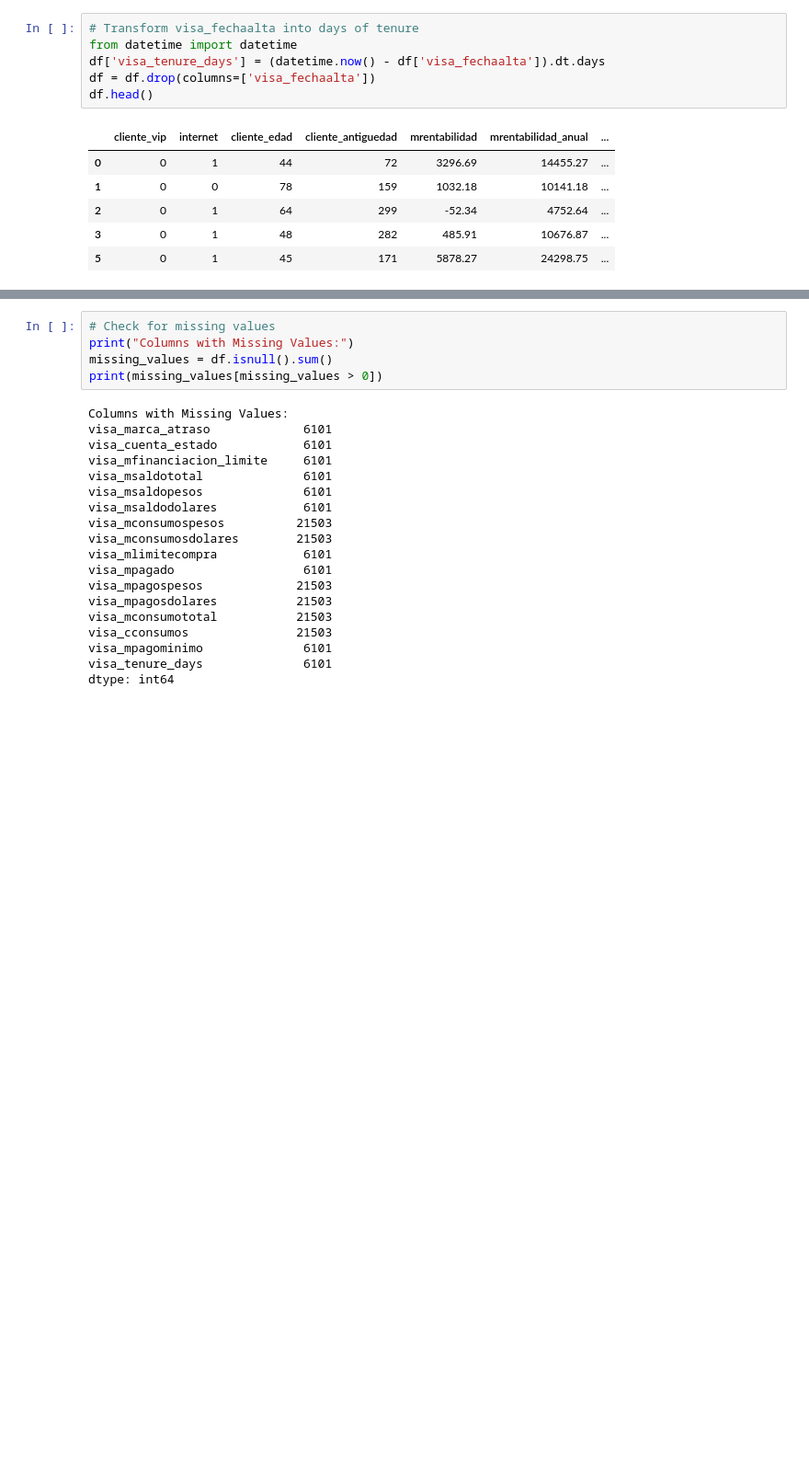
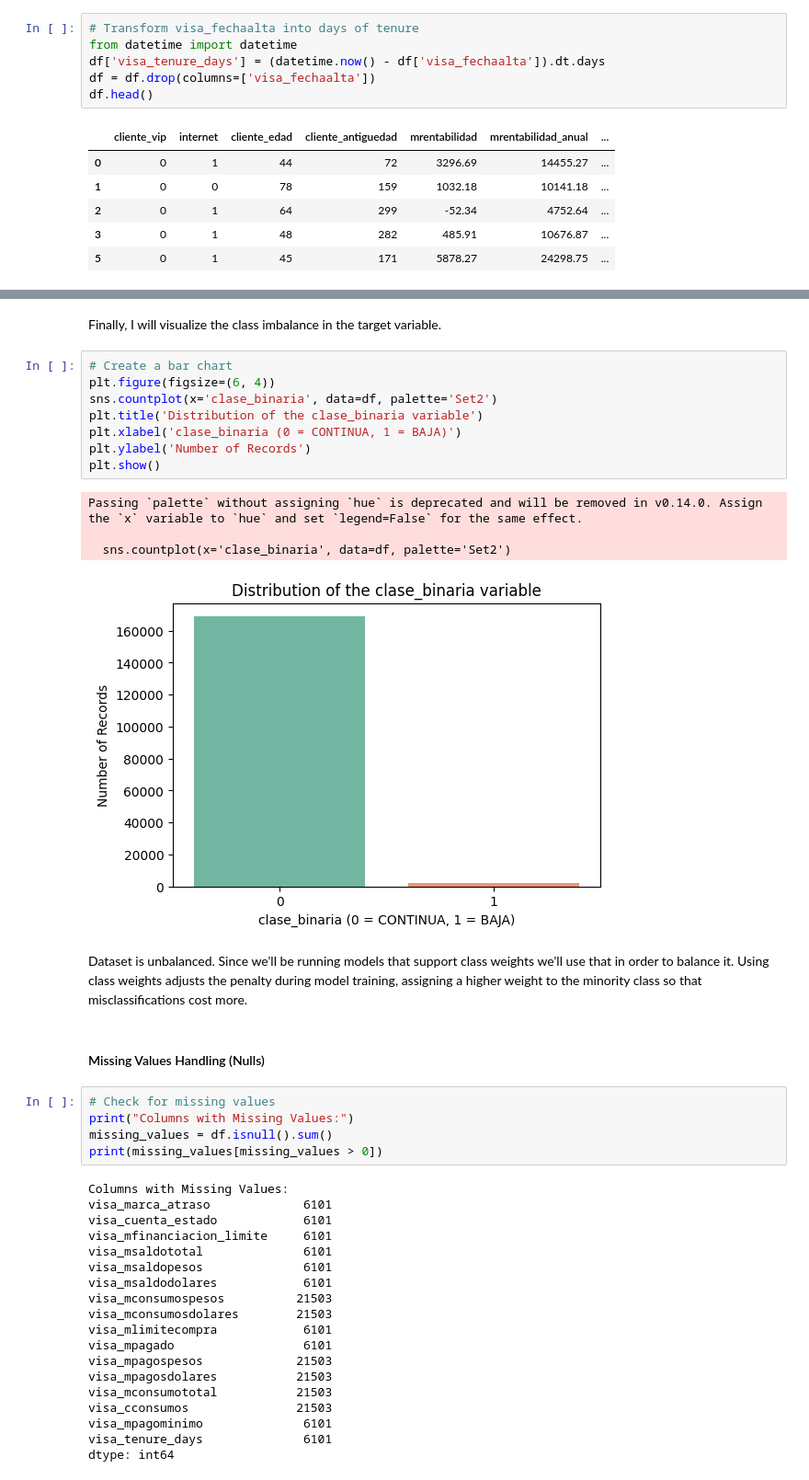
Before and after one commit to fedehofmann/uba-assessment-churn-prediction, a Jupyter notebook: notebooks/01_data_exploration.ipynb, the cells around one changed output, grey strips where cells are left out. Shown at 92% size. Cells and saved outputs as stored; diff of their text form; blank space fills up the shorter version.

```diff
--- a/notebooks/01_data_exploration.ipynb
+++ b/notebooks/01_data_exploration.ipynb
@@ -165,3 +210,23 @@ df.head()
+# %% [markdown]
+Finally, I will visualize the class imbalance in the target variable.
+# %%
+# Create a bar chart
+plt.figure(figsize=(6, 4))
+sns.countplot(x='clase_binaria', data=df, palette='Set2')
+plt.title('Distribution of the clase_binaria variable')
+plt.xlabel('clase_binaria (0 = CONTINUA, 1 = BAJA)')
+plt.ylabel('Number of Records')
+plt.show()
+# %% [output]
+Passing `palette` without assigning `hue` is deprecated and will be removed in v0.14.0. Assign the `x` variable to `hue` and set `legend=False` for the same effect.
+
+  sns.countplot(x='clase_binaria', data=df, palette='Set2')
+[figure, added]
+# %% [markdown]
+Dataset is unbalanced. Since we'll be running models that support class weights we'll use that in order to balance it.
+Using class weights adjusts the penalty during model training, assigning a higher weight to the minority class so that misclassifications cost more.
+# %% [markdown]
+#### Missing Values Handling (Nulls)
 # %%
 # Check for missing values
 print("Columns with Missing Values:")
```
Also changed, not shown: parts of 51 cells of this notebook, 7 other files.
